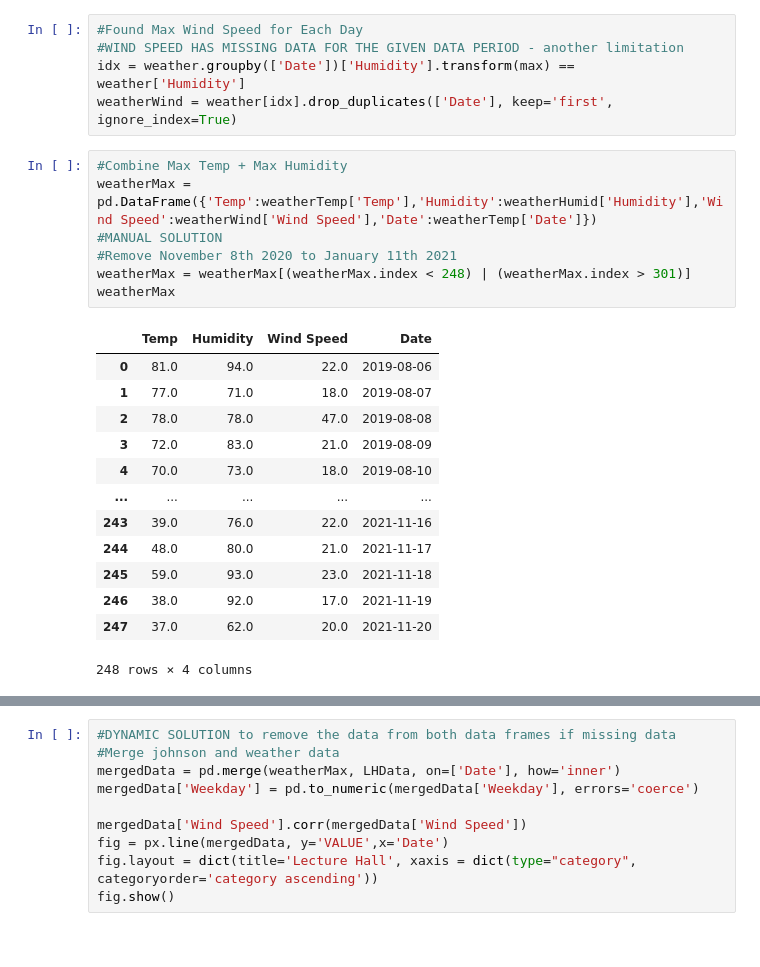
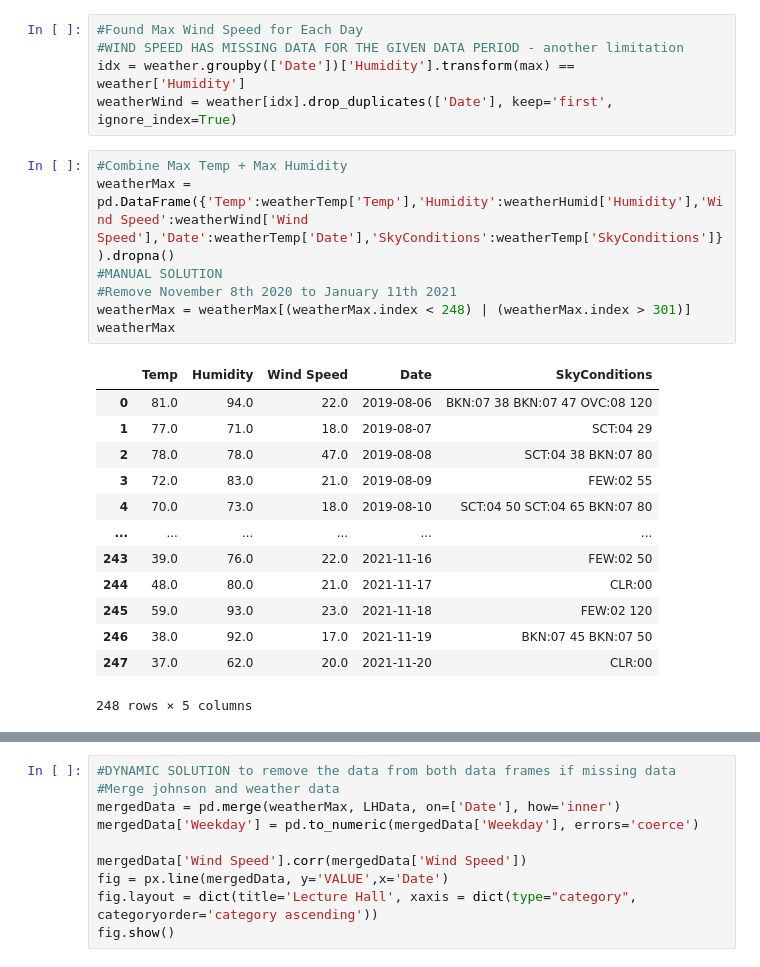
Before and after one commit to AaliyaJakir/energyResearch, a Jupyter notebook: exploring_bing_data.ipynb, the cells around one changed output, grey strips where cells are left out. Cells and saved outputs as stored; diff of their text form.

```diff
--- a/exploring_bing_data.ipynb
+++ b/exploring_bing_data.ipynb
@@ -130,22 +130,22 @@ idx = weather.groupby(['Date'])['Humidity'].transform(max) == weather['Humidity'
 weatherWind = weather[idx].drop_duplicates(['Date'], keep='first', ignore_index=True)
 # %%
 #Combine Max Temp + Max Humidity
-weatherMax = pd.DataFrame({'Temp':weatherTemp['Temp'],'Humidity':weatherHumid['Humidity'],'Wind Speed':weatherWind['Wind Speed'],'Date':weatherTemp['Date']})
+weatherMax = pd.DataFrame({'Temp':weatherTemp['Temp'],'Humidity':weatherHumid['Humidity'],'Wind Speed':weatherWind['Wind Speed'],'Date':weatherTemp['Date'],'SkyConditions':weatherTemp['SkyConditions']}).dropna()
 #MANUAL SOLUTION
 #Remove November 8th 2020 to January 11th 2021
 weatherMax = weatherMax[(weatherMax.index < 248) | (weatherMax.index > 301)]
 weatherMax
 # %% [output]
-|  | Temp | Humidity | Wind Speed | Date |
-| 0 | 81.0 | 94.0 | 22.0 | 2019-08-06 |
-| 1 | 77.0 | 71.0 | 18.0 | 2019-08-07 |
-| 2 | 78.0 | 78.0 | 47.0 | 2019-08-08 |
-| 3 | 72.0 | 83.0 | 21.0 | 2019-08-09 |
-| 4 | 70.0 | 73.0 | 18.0 | 2019-08-10 |
-| ... | ... | ... | ... | ... |
-| 243 | 39.0 | 76.0 | 22.0 | 2021-11-16 |
-| 244 | 48.0 | 80.0 | 21.0 | 2021-11-17 |
-| 245 | 59.0 | 93.0 | 23.0 | 2021-11-18 |
-| 246 | 38.0 | 92.0 | 17.0 | 2021-11-19 |
-| 247 | 37.0 | 62.0 | 20.0 | 2021-11-20 |
+|  | Temp | Humidity | Wind Speed | Date | SkyConditions |
+| 0 | 81.0 | 94.0 | 22.0 | 2019-08-06 | BKN:07 38 BKN:07 47 OVC:08 120 |
+| 1 | 77.0 | 71.0 | 18.0 | 2019-08-07 | SCT:04 29 |
+| 2 | 78.0 | 78.0 | 47.0 | 2019-08-08 | SCT:04 38 BKN:07 80 |
+| 3 | 72.0 | 83.0 | 21.0 | 2019-08-09 | FEW:02 55 |
+| 4 | 70.0 | 73.0 | 18.0 | 2019-08-10 | SCT:04 50 SCT:04 65 BKN:07 80 |
+| ... | ... | ... | ... | ... | ... |
+| 243 | 39.0 | 76.0 | 22.0 | 2021-11-16 | FEW:02 50 |
+| 244 | 48.0 | 80.0 | 21.0 | 2021-11-17 | CLR:00 |
+| 245 | 59.0 | 93.0 | 23.0 | 2021-11-18 | FEW:02 120 |
+| 246 | 38.0 | 92.0 | 17.0 | 2021-11-19 | BKN:07 45 BKN:07 50 |
+| 247 | 37.0 | 62.0 | 20.0 | 2021-11-20 | CLR:00 |
-248 rows × 4 columns
+248 rows × 5 columns
```
Also changed, not shown: parts of 7 cells of this notebook.
